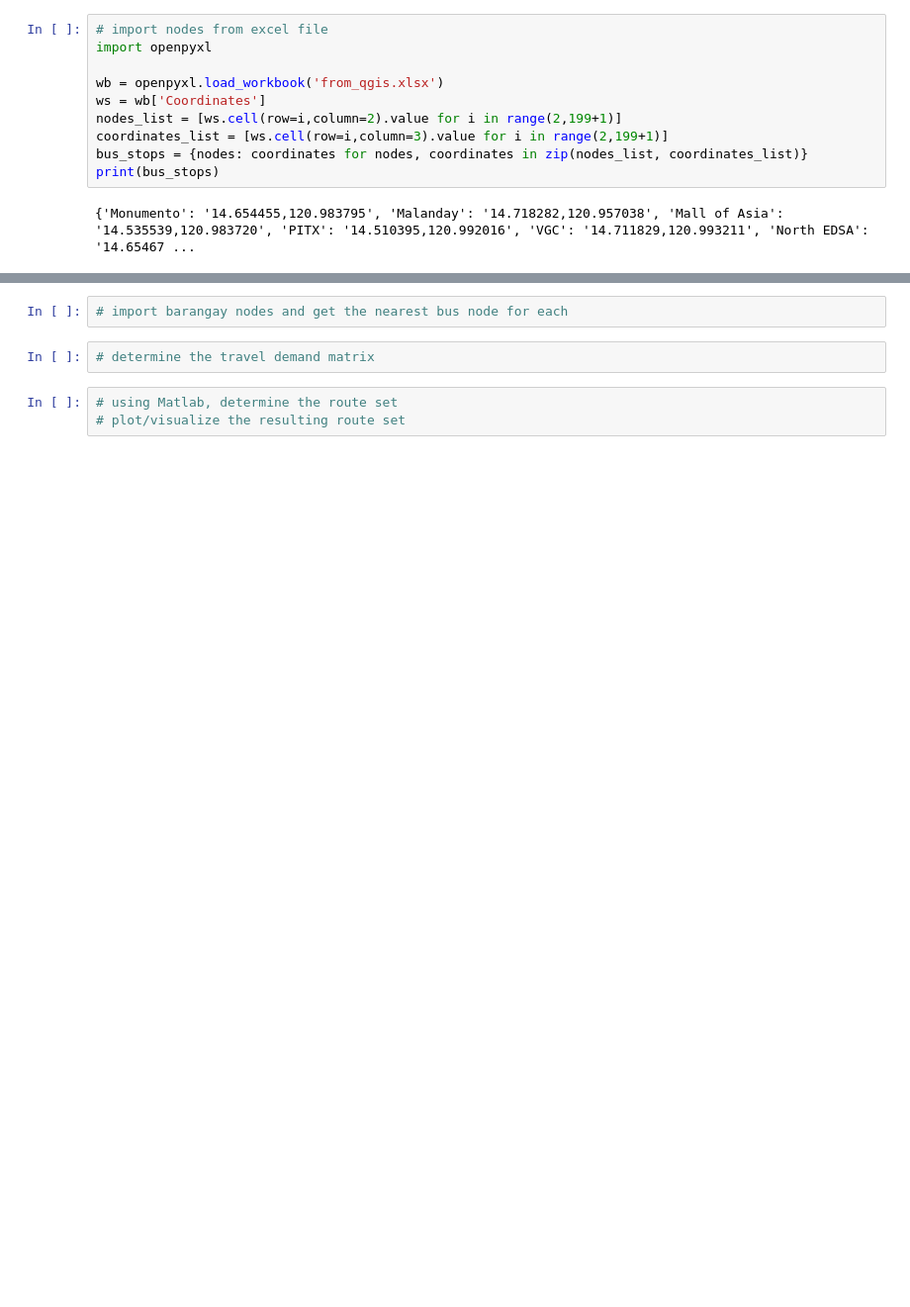
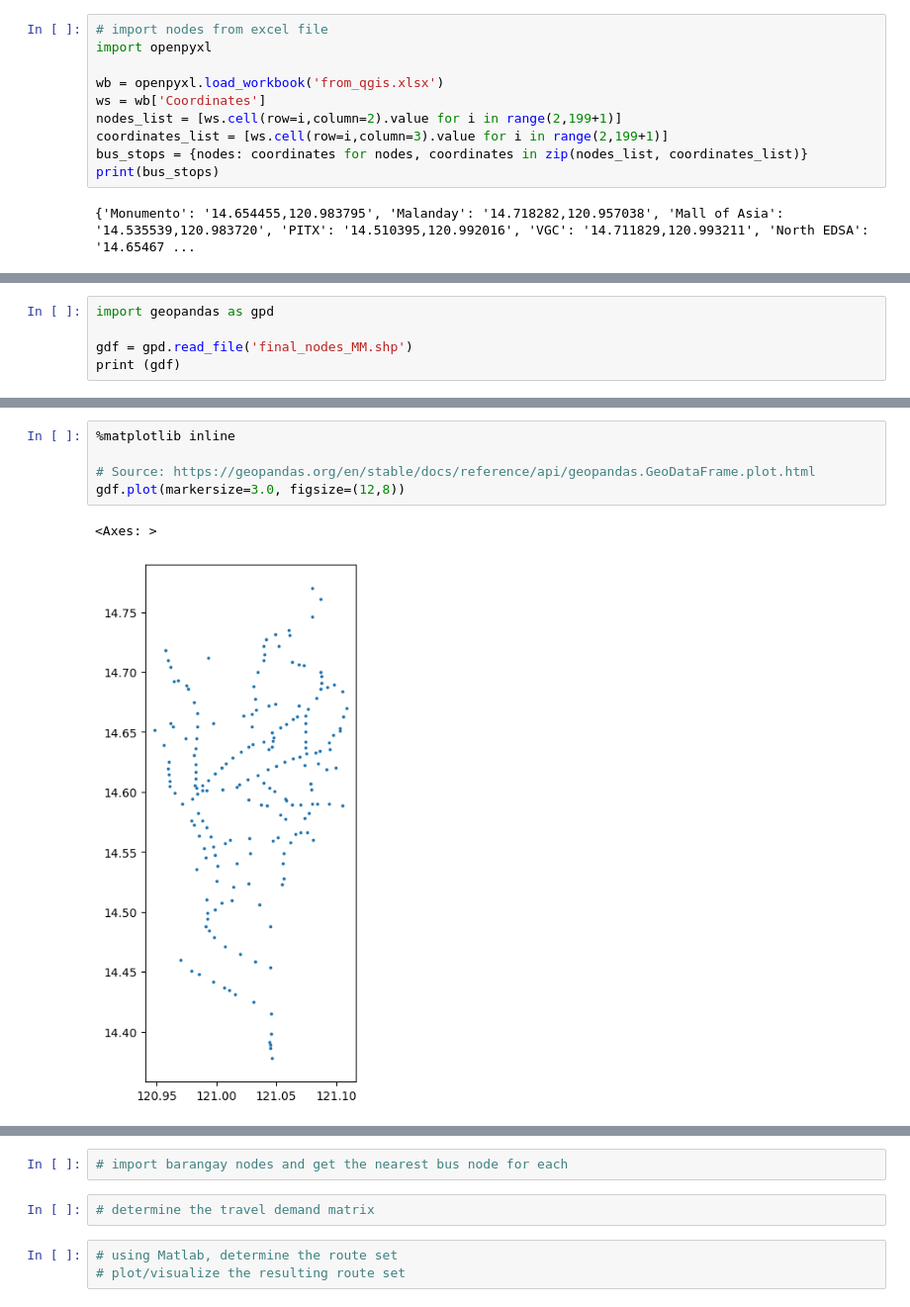
Before and after one commit to msescordial/rnga, a Jupyter notebook: Testing2.ipynb, the cells around one changed output, grey strips where cells are left out. Shown at 99% size. Saved outputs shown, nothing was run; the diff lists cells and outputs as text; blank space fills up the shorter version.

```diff
--- a/Testing2.ipynb
+++ b/Testing2.ipynb
@@ -68,0 +35,5 @@ ValueError: too many values to unpack (expected 2)
+# %%
+import geopandas as gpd
+
+gdf = gpd.read_file('final_nodes_MM.shp')
+print (gdf)
@@ -69,3 +55,11 @@ ValueError: too many values to unpack (expected 2)
+# %%
+%matplotlib inline
+
+# Source: https://geopandas.org/en/stable/docs/reference/api/geopandas.GeoDataFrame.plot.html
+gdf.plot(markersize=3.0, figsize=(12,8))
+# %% [output]
+<Axes: >
+[figure, added]
 # %%
 place = 'Metro Manila, Philippines'
 graph = ox.graph_from_place(place)
```
Also changed, not shown: parts of 7 cells of this notebook.
